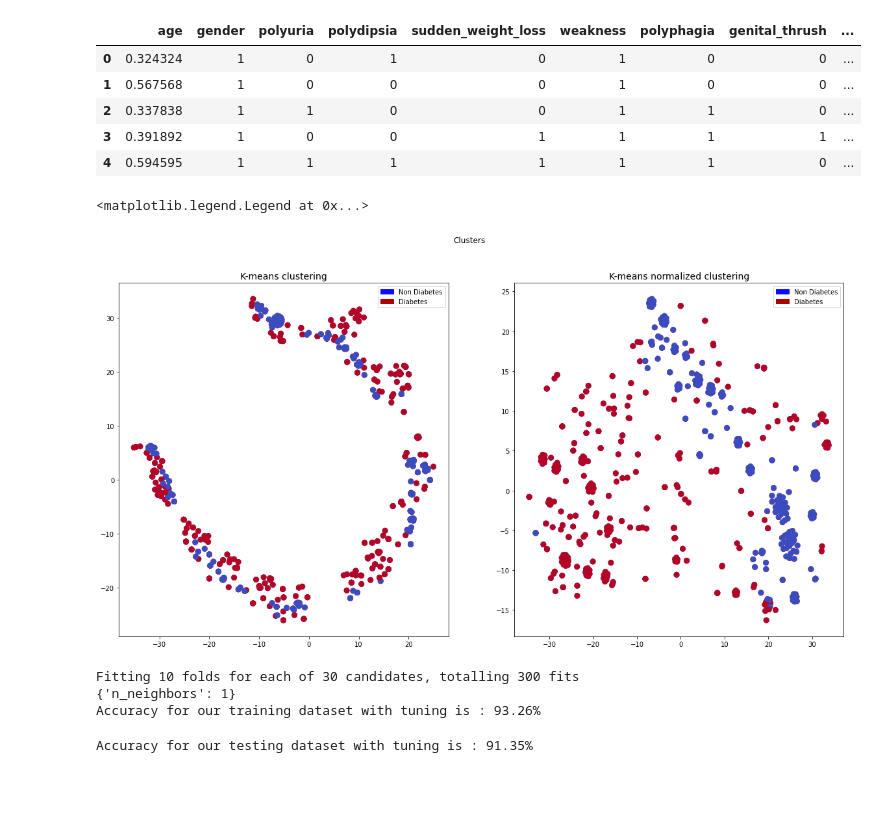
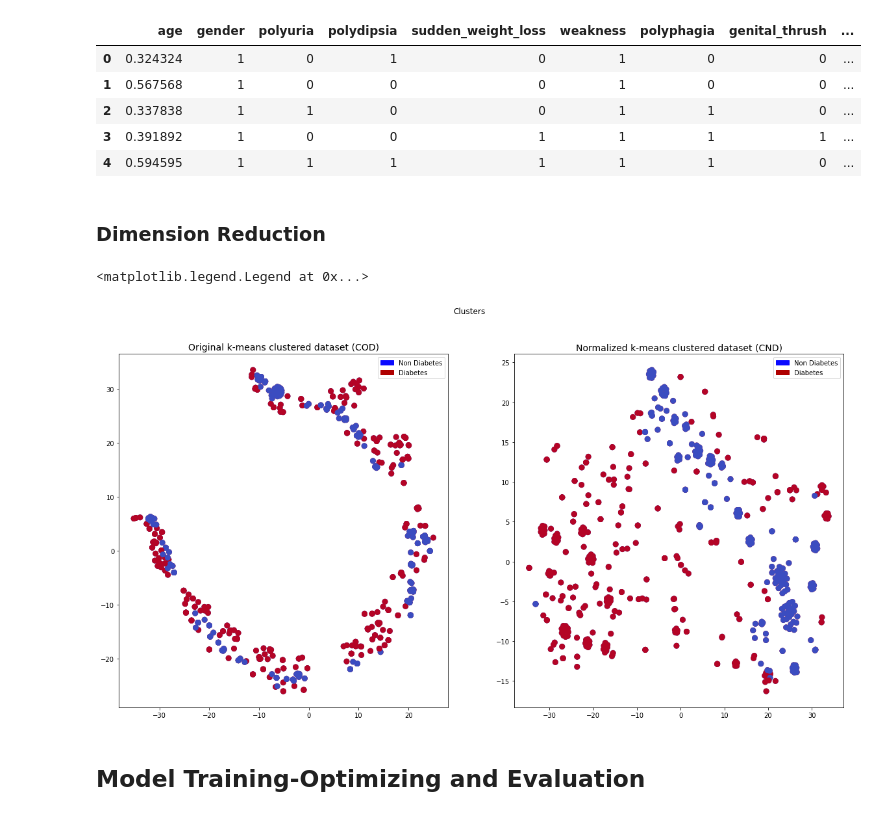
Before and after one commit to ugurcanerdogan/Clustering-and-Classification-with-Python, a Jupyter notebook: code/report.ipynb, the cells around one changed output. Drawn from its saved outputs; the diff is of its cells as text; code cells hidden in the pictures; blank space fills up the shorter version.

Commit message:
added files before plotting scatter plots task

```diff
--- a/code/report.ipynb
+++ b/code/report.ipynb
@@ -123,38 +141,40 @@ clustered_normalized_df.head()
 | 2 | 0.337838 | 1 | 1 | 0 | 0 | 1 | 1 | 0 | ... |
 | 3 | 0.391892 | 1 | 0 | 0 | 1 | 1 | 1 | 1 | ... |
 | 4 | 0.594595 | 1 | 1 | 1 | 1 | 1 | 1 | 0 | ... |
+# %% [markdown]
+### Dimension Reduction
 # %%
+# Dimension-Reduction algorithm t-SNE for visualizing clusters
+
 from sklearn.manifold import TSNE
 import matplotlib.patches as mpatches
 
 reduced_X_tSNE = TSNE(n_components=2, random_state=0).fit_transform(X_clustered.values)
 reduced_X_tSNE_normalized = TSNE(n_components=2, random_state=0).fit_transform(X_clustered_normalized.values)
 
 f, (ax1,ax2) = plt.subplots(1, 2, figsize=(20, 10))
 f.suptitle("Clusters")
 
 #t-SNE scatter plot
 ax1.scatter(reduced_X_tSNE[:, 0], reduced_X_tSNE[:, 1], c=(y_clustered == 0), cmap="coolwarm", label="Non Diabetes",
             linewidths=3)
 ax1.scatter(reduced_X_tSNE[:, 0], reduced_X_tSNE[:, 1], c=(y_clustered == 1), cmap="coolwarm", label="Diabetes",
             linewidths=3)
-ax1.set_title("K-means clustering", fontsize=14)
+ax1.set_title("Original k-means clustered dataset (COD)", fontsize=14)
 ax1.grid(False)
 
 ax2.scatter(reduced_X_tSNE_normalized[:, 0], reduced_X_tSNE_normalized[:, 1], c=(y_clustered == 0), cmap="coolwarm", label="Non Diabetes",
             linewidths=3)
 ax2.scatter(reduced_X_tSNE_normalized[:, 0], reduced_X_tSNE_normalized[:, 1], c=(y_clustered == 1), cmap="coolwarm", label="Diabetes",
             linewidths=3)
-ax2.set_title("K-means normalized clustering", fontsize=14)
+ax2.set_title("Normalized k-means clustered dataset (CND)", fontsize=14)
 ax2.grid(False)
 
 blue_legend = mpatches.Patch(color="#0A0AFF", label="Non Diabetes")
 red_legend = mpatches.Patch(color="#AF0000", label="Diabetes")
 ax1.legend(handles=[blue_legend, red_legend])
 ax2.legend(handles=[blue_legend, red_legend])
-
-#
 # %% [output]
 <matplotlib.legend.Legend at 0x...>
-[figure, old version]
+[figure, new version]
 # %%
@@ -166,45 +193,25 @@ x_train_normalized_df, x_test_normalized_df, Y_train_normalized_df, Y_test_norma
 x_train_clustered_normalized_df, x_test_clustered_normalized_df, Y_train_clustered_normalized_df, Y_test_clustered_normalized_df = train_test_split(clustered_normalized_df.loc[:,clustered_normalized_df.columns != 'class'], clustered_normalized_df.loc[:,['class']], test_size=0.2, random_state=1)
+# %% [markdown]
+## Model Training-Optimizing and Evaluation
 # %%
 import numpy as np
 from sklearn.neighbors import KNeighborsClassifier
 
+# K-Nearest Neighbour algorithm for classifying task
 knn = KNeighborsClassifier()
 normalized_knn = KNeighborsClassifier()
 clustered_knn = KNeighborsClassifier()
 clustered_normalized_knn = KNeighborsClassifier()
 
+# Using GridSearchCV algorithm for optimizing our classifier objects
 from sklearn.model_selection import GridSearchCV
-k_range = list(range(1, 31))
+
+# Defining parameter range
+k_range = list(range(1, 31, 2))
 param_grid = dict(n_neighbors=k_range)
 
-# defining parameter range
+# Finding optimized estimators
 grid_df = GridSearchCV(knn, param_grid, cv=10, scoring='accuracy', return_train_score=False, verbose=1)
 grid_normalized_df = GridSearchCV(normalized_knn, param_grid, cv=10, scoring='accuracy', return_train_score=False, verbose=1)
 grid_clustered_df = GridSearchCV(clustered_knn, param_grid, cv=10, scoring='accuracy', return_train_score=False, verbose=1)
 grid_clustered_normalized_df = GridSearchCV(clustered_normalized_knn, param_grid, cv=10, scoring='accuracy', return_train_score=False, verbose=1)
-# %% [output]
-Fitting 10 folds for each of 30 candidates, totalling 300 fits
-{'n_neighbors': 1}
-Accuracy for our training dataset with tuning is : 93.26%
-# %%
-from sklearn.metrics import accuracy_score
-
-# fitting the model for grid search
-grid_search=grid_df.fit(x_train_df, np.array(Y_train_df).ravel())
-
-print(grid_search.best_params_)
-
-accuracy = grid_search.best_score_ *100
-print("Accuracy for our training dataset with tuning is : {:.2f}%".format(accuracy) )
-
-knn = grid_search.best_estimator_
-
-knn.fit(x_train_df, np.array(Y_train_df).ravel())
-
-y_test_hat=knn.predict(x_test_df)
-
-test_accuracy=accuracy_score(Y_test_df,y_test_hat)*100
-
-print("Accuracy for our testing dataset with tuning is : {:.2f}%".format(test_accuracy) )
-# %% [output]
-Accuracy for our testing dataset with tuning is : 91.35%
```
Also changed, not shown: parts of 21 cells of this notebook.
